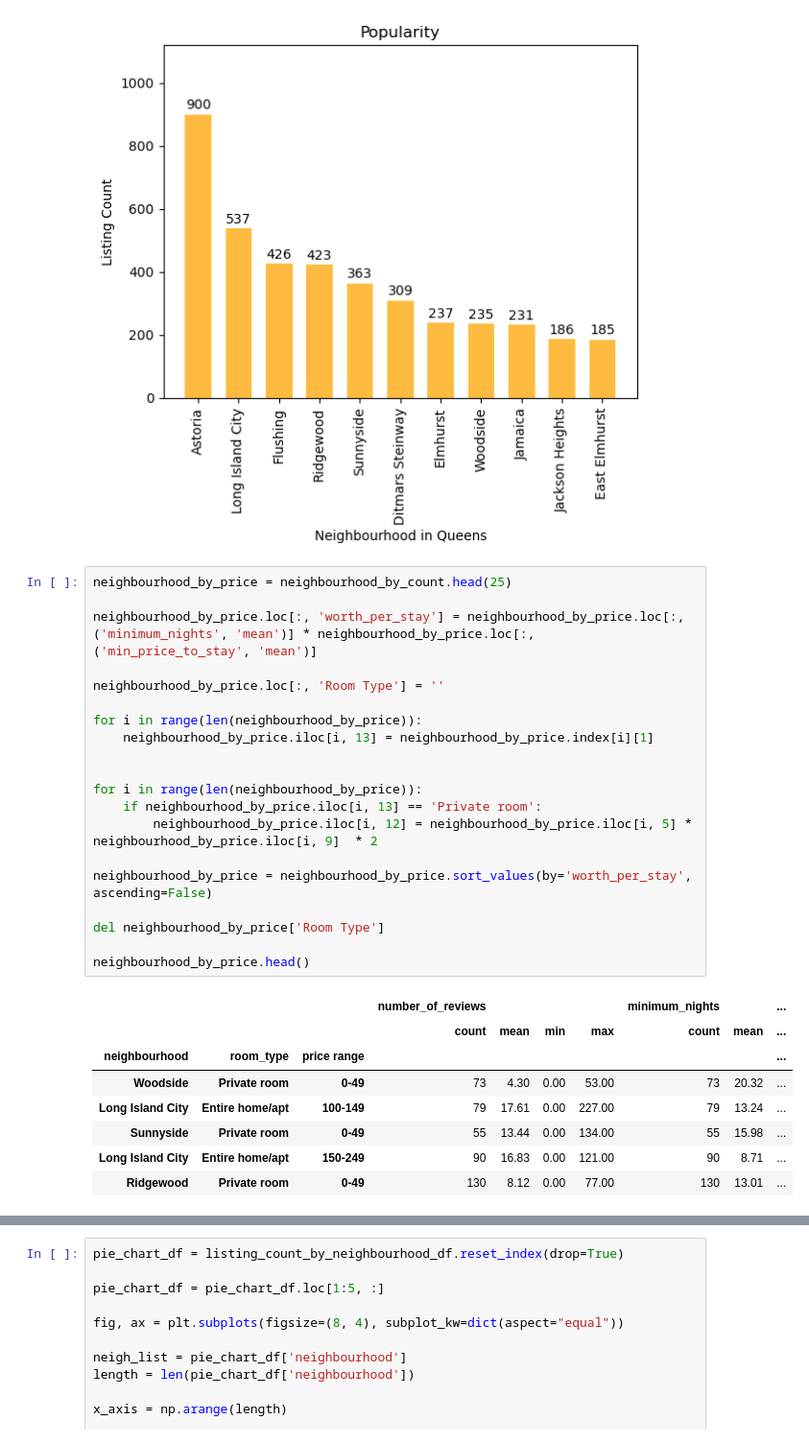
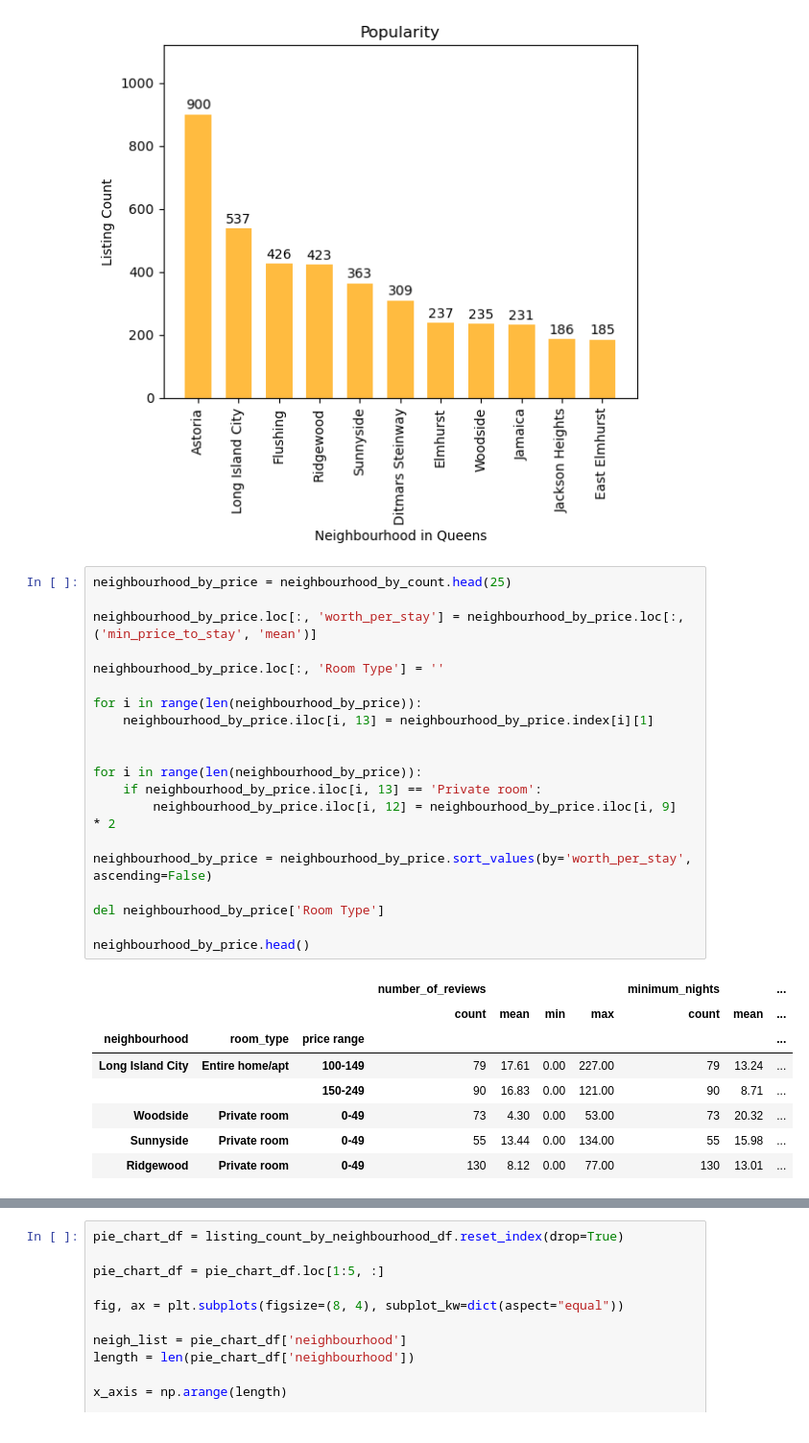
Before and after one commit to alexturkmen/Airbnb-New-York-Renterpreneurs, a Jupyter notebook: Queens_nyc_airbnb.ipynb, the cells around one changed output, grey strips where cells are left out. Shown at 96% size. Cells and saved outputs as stored; diff of their text form.

```diff
--- a/Queens_nyc_airbnb.ipynb
+++ b/Queens_nyc_airbnb.ipynb
@@ -315,31 +315,31 @@ plt.show()
 # %%
 neighbourhood_by_price = neighbourhood_by_count.head(25)
 
-neighbourhood_by_price.loc[:, 'worth_per_stay'] = neighbourhood_by_price.loc[:, ('minimum_nights', 'mean')] * neighbourhood_by_price.loc[:, ('min_price_to_stay', 'mean')]
+neighbourhood_by_price.loc[:, 'worth_per_stay'] = neighbourhood_by_price.loc[:, ('min_price_to_stay', 'mean')]
 
 neighbourhood_by_price.loc[:, 'Room Type'] = ''
 
 for i in range(len(neighbourhood_by_price)):
     neighbourhood_by_price.iloc[i, 13] = neighbourhood_by_price.index[i][1]
 
 
 for i in range(len(neighbourhood_by_price)):
     if neighbourhood_by_price.iloc[i, 13] == 'Private room':
-        neighbourhood_by_price.iloc[i, 12] = neighbourhood_by_price.iloc[i, 5] * neighbourhood_by_price.iloc[i, 9]  * 2
+        neighbourhood_by_price.iloc[i, 12] = neighbourhood_by_price.iloc[i, 9]  * 2
 
 neighbourhood_by_price = neighbourhood_by_price.sort_values(by='worth_per_stay', ascending=False)
 
 del neighbourhood_by_price['Room Type']
 
 neighbourhood_by_price.head()
 # %% [output]
 |  |  |  | number_of_reviews |  |  |  | minimum_nights |  | ... |
 |  |  |  | count | mean | min | max | count | mean | ... |
 | neighbourhood | room_type | price range |  |  |  |  |  |  | ... |
+| Long Island City | Entire home/apt | 100-149 | 79 | 17.61 | 0.00 | 227.00 | 79 | 13.24 | ... |
+|  |  | 150-249 | 90 | 16.83 | 0.00 | 121.00 | 90 | 8.71 | ... |
 | Woodside | Private room | 0-49 | 73 | 4.30 | 0.00 | 53.00 | 73 | 20.32 | ... |
-| Long Island City | Entire home/apt | 100-149 | 79 | 17.61 | 0.00 | 227.00 | 79 | 13.24 | ... |
 | Sunnyside | Private room | 0-49 | 55 | 13.44 | 0.00 | 134.00 | 55 | 15.98 | ... |
-| Long Island City | Entire home/apt | 150-249 | 90 | 16.83 | 0.00 | 121.00 | 90 | 8.71 | ... |
 | Ridgewood | Private room | 0-49 | 130 | 8.12 | 0.00 | 77.00 | 130 | 13.01 | ... |
 # %%
 q_nhood_by_worth = []
```
Also changed, not shown: parts of 4 cells of this notebook, 1 other file.
